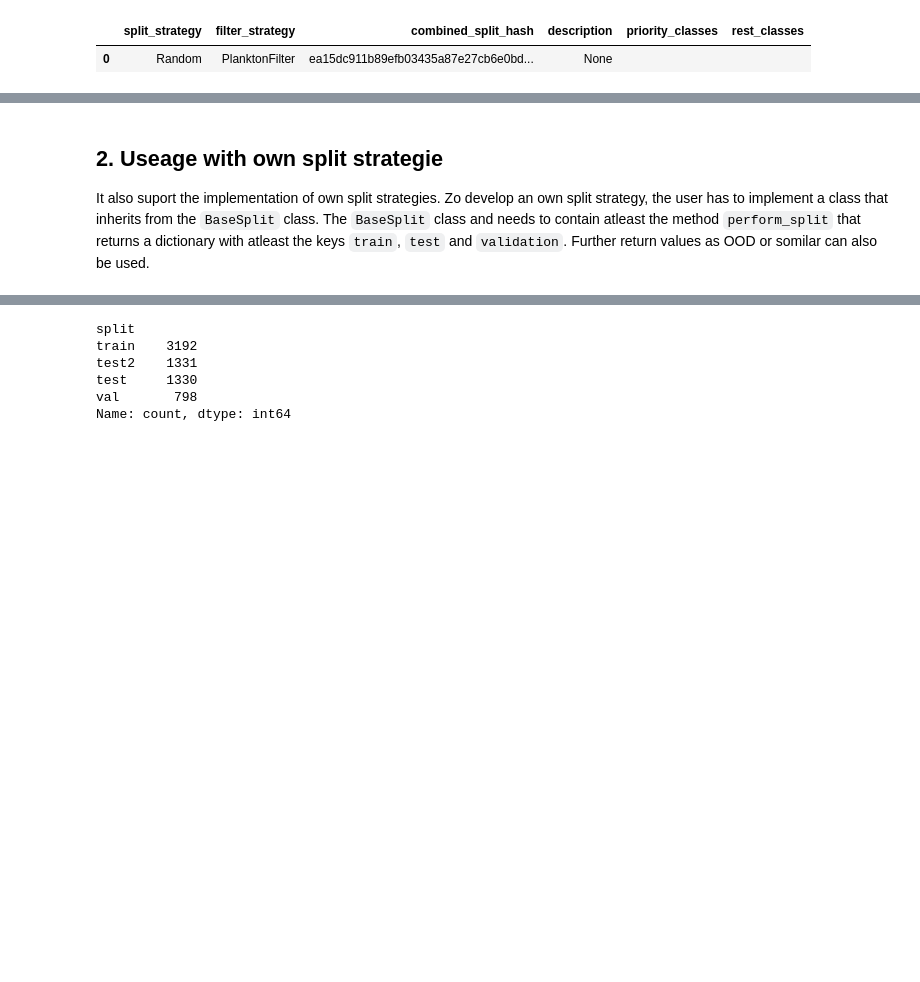
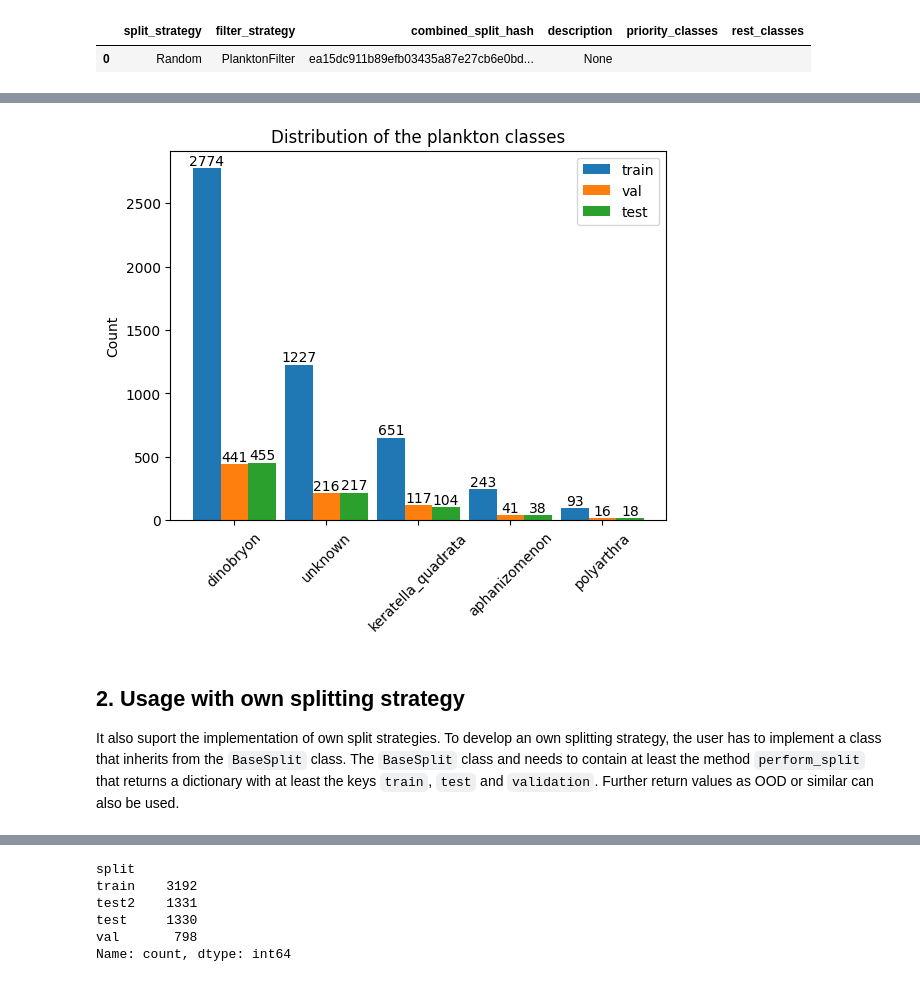
Before and after one commit to JuanFelipeRuiz/lit_ecology_classifier, a Jupyter notebook: notebooks/2_train_test_splits.ipynb, the cells around one changed output, grey strips where cells are left out. Drawn from its saved outputs; the diff is of its cells as text; code cells hidden in the pictures; blank space fills up the shorter version.

```diff
--- a/notebooks/2_train_test_splits.ipynb
+++ b/notebooks/2_train_test_splits.ipynb
@@ -129,7 +125,42 @@ INFO:lit_ecology_classifier.splitting.split_processor:Split metadata appended sa
+# %%
+import numpy as np
+from matplotlib import pyplot as plt
+
+def plot_distributions_of_plankton_classes_by_split(df, splits=None):
+
+
+    if splits is None:
+        splits=['train','val','test']
+
+    width = .9/len(splits)
+
+    for isplit,split in enumerate(splits):
+
+        counts_class= df[df['split']==split]['class'].value_counts()
+        order_by_count = list(counts_class.index)
+        df['class'] = pd.Categorical(df['class'], order_by_count)
+        df = df.sort_values(by='class')
+
+        # plt.bar(counts_class.index, counts_class.values, width)
+        plt.bar(np.arange(len(counts_class.values))+isplit*width, counts_class.values, width, label=split)
+
+        # add the count of each class to the bar
+        for i, count in enumerate(counts_class.values):
+            plt.text(i+width*isplit, count, count, ha='center', va='bottom')
+    plt.ylabel("Count")
+
+    plt.xticks(np.arange(len(counts_class.values))+width, counts_class.index,rotation=45)
+    plt.legend()
+    plt.title("Distribution of the plankton classes")
+    plt.show()
+
+plot_distributions_of_plankton_classes_by_split(random_split_df)
+# %% [output]
+[figure, added]
 # %% [markdown]
-## 2. Useage with own split strategie
+## 2. Usage with own splitting strategy
 
-It also suport the implementation of own split strategies. Zo develop an own split strategy, the user has to implement a class that inherits from the `BaseSplit` class. The `BaseSplit` class and needs to contain atleast the method `perform_split` that returns a dictionary with atleast the keys `train`, `test` and `validation`. Further return values as OOD or somilar can also be used.
+It also suport the implementation of own split strategies. To develop an own splitting strategy, the user has to implement a class that inherits from the `BaseSplit` class. The `BaseSplit` class and needs to contain at least the method `perform_split` that returns a dictionary with at least the keys `train`, `test` and `validation`. Further return values as OOD or similar can also be used.
 # %%
 from sklearn.model_selection import train_test_split
 from lit_ecology_classifier.splitting.split_strategies import BaseSplitStrategy
```
Also changed, not shown: parts of 9 cells of this notebook, 2 other files.
